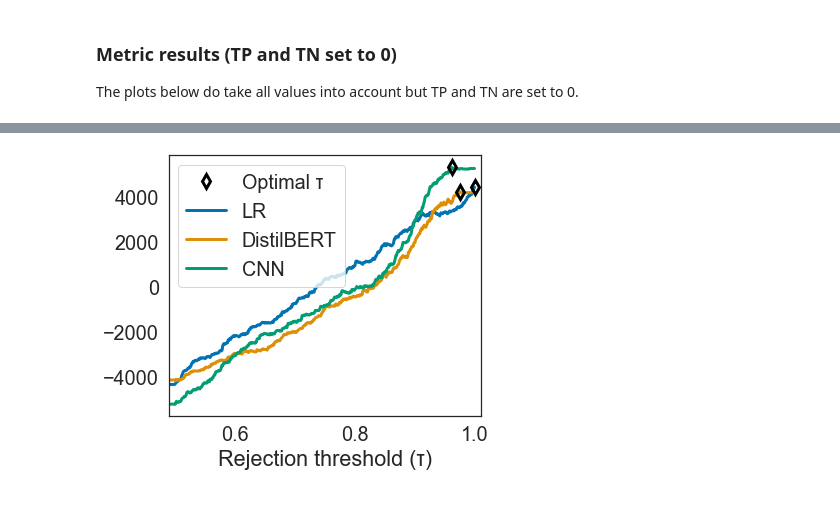
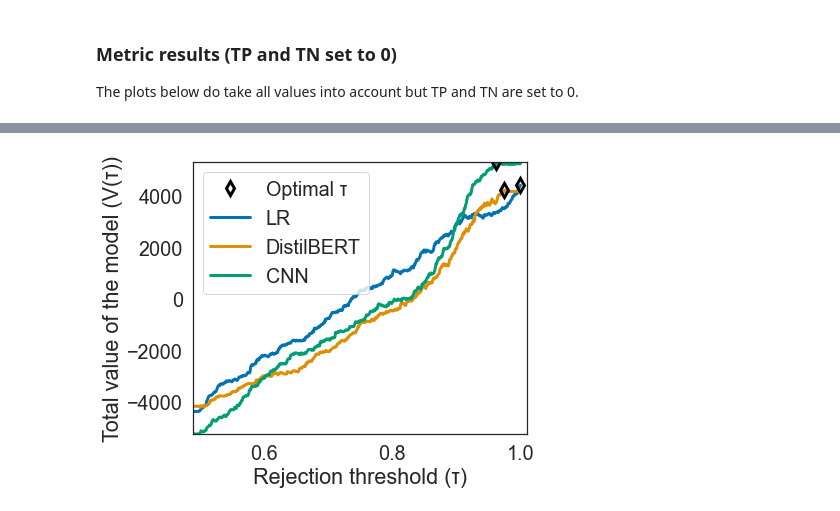
Before and after one commit to delftcrowd/smart_rejector_for_hate_speech, a Jupyter notebook: code/rejector/Metric plots.ipynb, the cells around one changed output, grey strips where cells are left out. Saved outputs shown, nothing was run; the diff lists cells and outputs as text; code cells hidden in the pictures.

```diff
--- a/code/rejector/Metric plots.ipynb
+++ b/code/rejector/Metric plots.ipynb
@@ -94,7 +94,7 @@ Metric.plot_multiple_effectiveness(metrics=metrics_seen, filename="metric-tptn0-
 # %%
 sns.set(rc={'figure.figsize':(6,5)})
 sns.set(font_scale = 1.8, palette="colorblind")
 sns.set_style("white")
-Metric.plot_multiple_effectiveness(metrics=metrics_unseen, filename="metric-tptn0-unseen-data.pdf", show_yaxis_title=False, use_pdf=False, legend_loc="best")
+Metric.plot_multiple_effectiveness(metrics=metrics_unseen, filename="metric-tptn0-unseen-data.pdf", show_yaxis_title=True, use_pdf=False, legend_loc="best")
 # %% [output]
-[figure, old version]
+[figure, new version]
```
Also changed, not shown: parts of 3 cells of this notebook, 1 other file.
